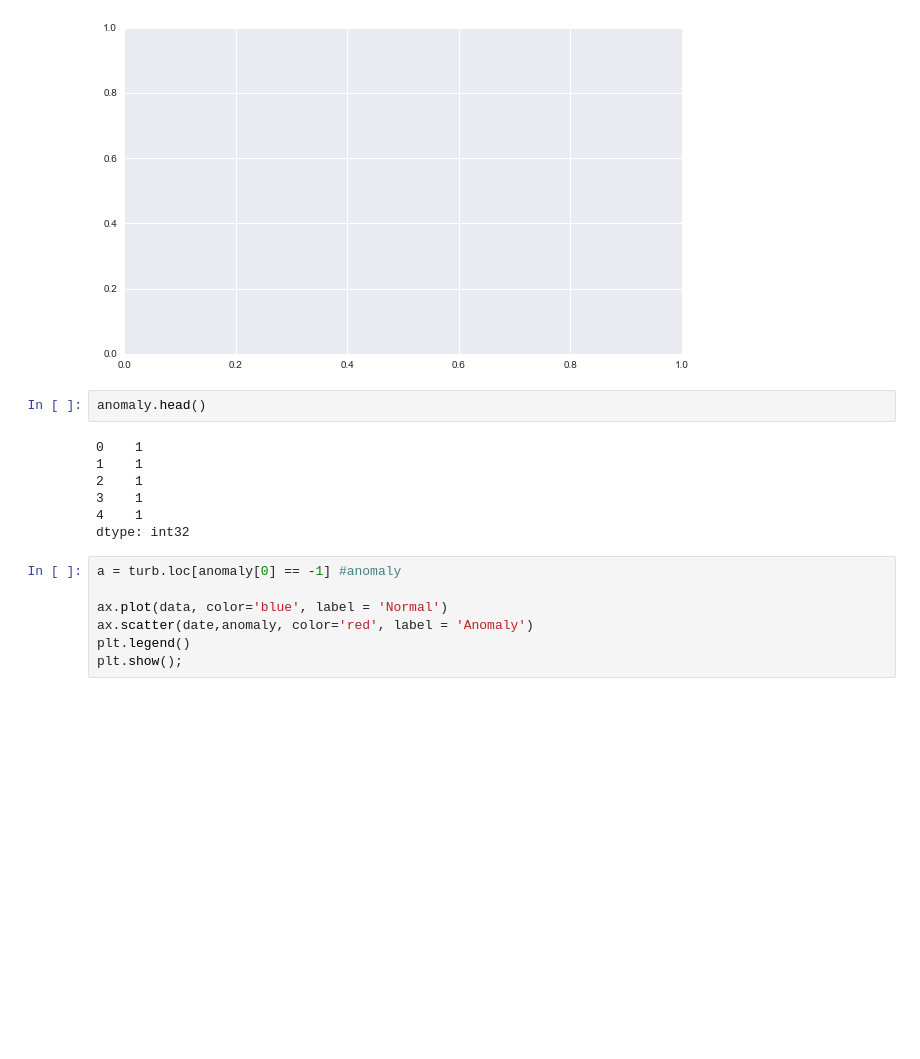
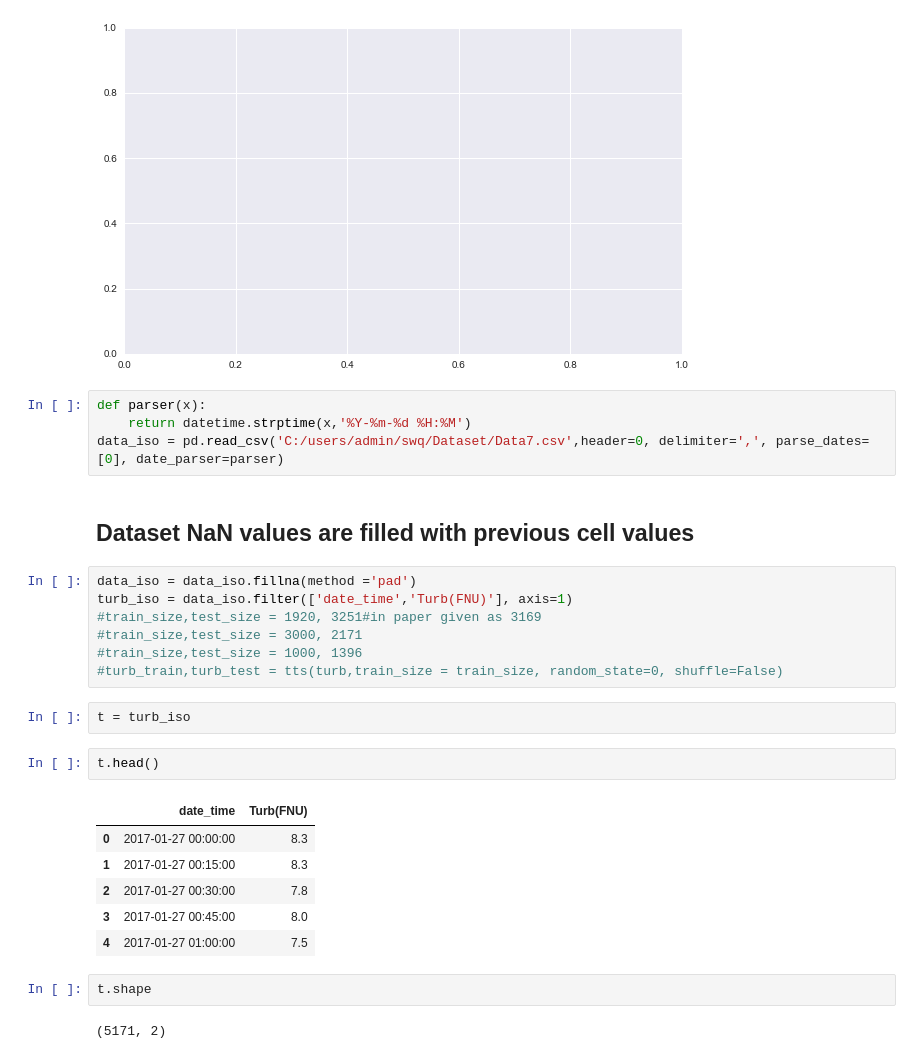
Before and after one commit to absaw/Surface-Water-Quality-Data-Anomaly-Detection, a Jupyter notebook: Code/Turbidity jupyter.ipynb, the cells around one changed output. Drawn from its saved outputs; the diff is of its cells as text; blank space fills up the shorter version.

```diff
--- a/Code/Turbidity jupyter.ipynb
+++ b/Code/Turbidity jupyter.ipynb
@@ -619,20 +621,32 @@ a = turb.loc[anomaly == -1] #anomaly
 # %% [output]
 IndexingError: Unalignable boolean Series provided as indexer (index of the boolean Series and of the indexed object do not match
 [figure]
+# %%
+def parser(x):
+    return datetime.strptime(x,'%Y-%m-%d %H:%M')
+data_iso = pd.read_csv('C:/users/admin/swq/Dataset/Data7.csv',header=0, delimiter=',', parse_dates=[0], date_parser=parser)
+# %% [markdown]
+ ## Dataset NaN values are filled with previous cell values
+# %%
+data_iso = data_iso.fillna(method ='pad')
+turb_iso = data_iso.filter(['date_time','Turb(FNU)'], axis=1)
+#train_size,test_size = 1920, 3251#in paper given as 3169
+#train_size,test_size = 3000, 2171
+#train_size,test_size = 1000, 1396
+#turb_train,turb_test = tts(turb,train_size = train_size, random_state=0, shuffle=False)
+# %%
+t = turb_iso
 # %%
-anomaly.head()
+t.head()
 # %% [output]
-0    1
-1    1
-2    1
-3    1
-4    1
-dtype: int32
+|  | date_time | Turb(FNU) |
+| 0 | 2017-01-27 00:00:00 | 8.3 |
+| 1 | 2017-01-27 00:15:00 | 8.3 |
+| 2 | 2017-01-27 00:30:00 | 7.8 |
+| 3 | 2017-01-27 00:45:00 | 8.0 |
+| 4 | 2017-01-27 01:00:00 | 7.5 |
-# %%
-a = turb.loc[anomaly[0] == -1] #anomaly
-
-ax.plot(data, color='blue', label = 'Normal')
-ax.scatter(date,anomaly, color='red', label = 'Anomaly')
-plt.legend()
-plt.show();
+# %%
+t.shape
+# %% [output]
+(5171, 2)
 # %%
```
Also changed, not shown: parts of 13 cells of this notebook.
